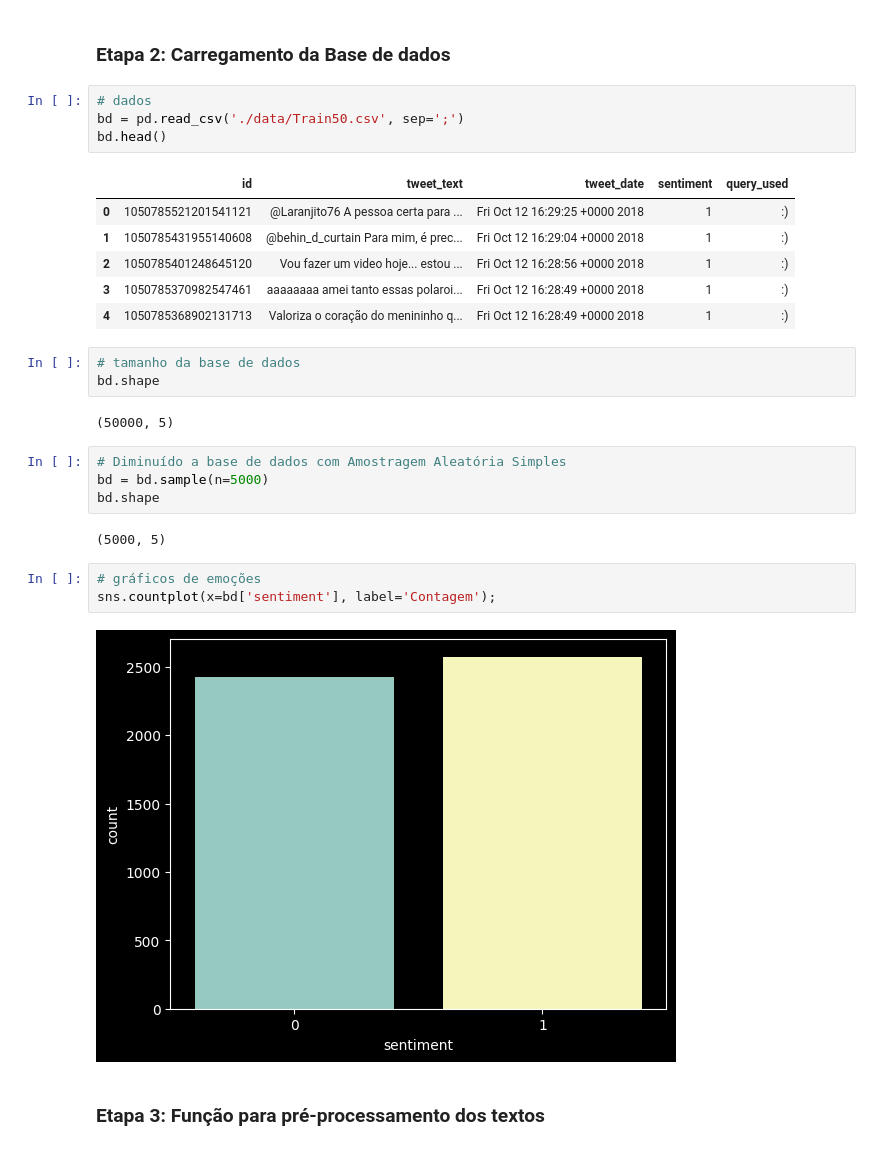
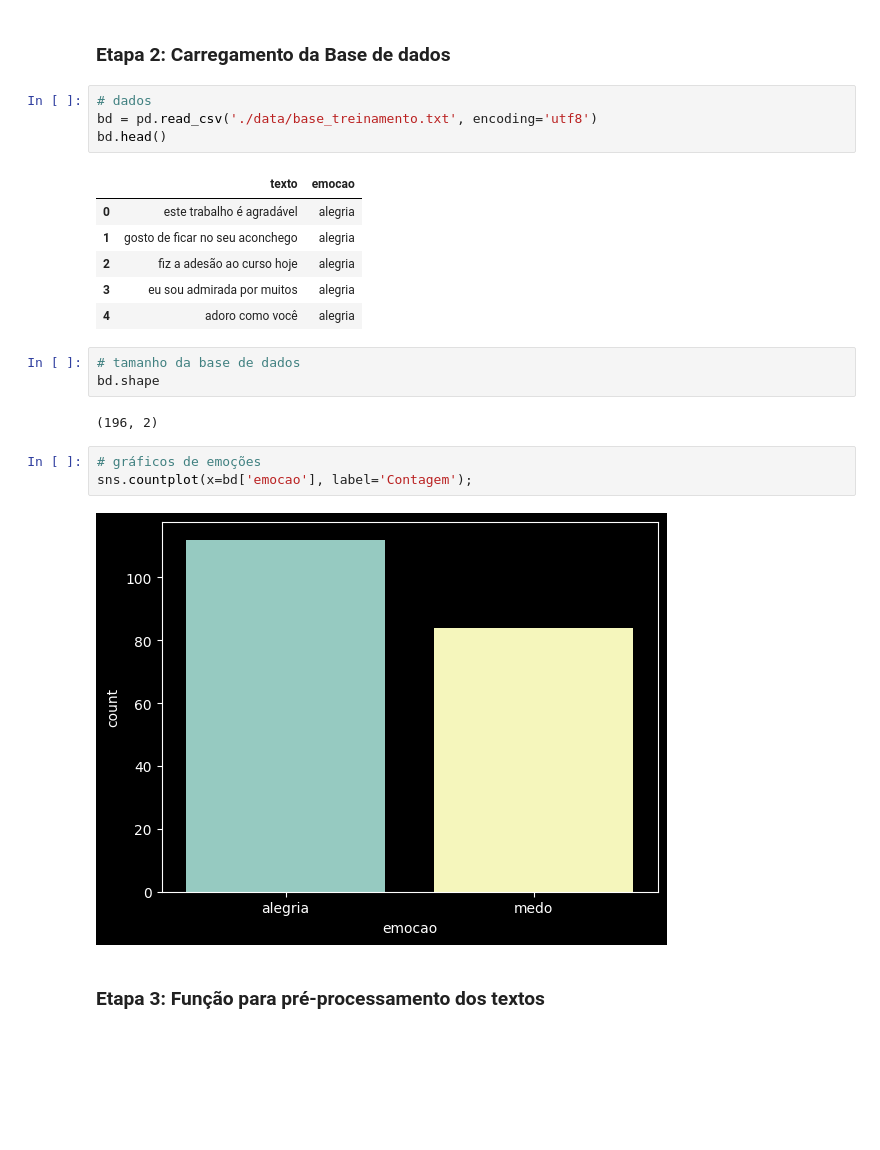
Before and after one commit to Joao-Inacio/IA_e_Machine_Learning, a Jupyter notebook: 1.2-Processamento_de_Linguagem_Natural/Classificacao_Texto_Twitter.ipynb, the cells around one changed output. Cells and saved outputs as stored; diff of their text form; blank space fills up the shorter version.

```diff
--- a/1.2-Processamento_de_Linguagem_Natural/Classificacao_Texto_Twitter.ipynb
+++ b/1.2-Processamento_de_Linguagem_Natural/Classificacao_Texto_Twitter.ipynb
@@ -18,31 +18,25 @@ spacy.__version__
 ### Etapa 2: Carregamento da Base de dados
 # %%
 # dados
-bd = pd.read_csv('./data/Train50.csv', sep=';')
+bd = pd.read_csv('./data/base_treinamento.txt', encoding='utf8')
 bd.head()
 # %% [output]
-|  | id | tweet_text | tweet_date | sentiment | query_used |
-| 0 | 1050785521201541121 | @Laranjito76 A pessoa certa para ... | Fri Oct 12 16:29:25 +0000 2018 | 1 | :) |
-| 1 | 1050785431955140608 | @behin_d_curtain Para mim, é prec... | Fri Oct 12 16:29:04 +0000 2018 | 1 | :) |
-| 2 | 1050785401248645120 | Vou fazer um video hoje... estou ... | Fri Oct 12 16:28:56 +0000 2018 | 1 | :) |
-| 3 | 1050785370982547461 | aaaaaaaa amei tanto essas polaroi... | Fri Oct 12 16:28:49 +0000 2018 | 1 | :) |
-| 4 | 1050785368902131713 | Valoriza o coração do menininho q... | Fri Oct 12 16:28:49 +0000 2018 | 1 | :) |
+|  | texto | emocao |
+| 0 | este trabalho é agradável | alegria |
+| 1 | gosto de ficar no seu aconchego | alegria |
+| 2 | fiz a adesão ao curso hoje | alegria |
+| 3 | eu sou admirada por muitos | alegria |
+| 4 | adoro como você | alegria |
 # %%
 # tamanho da base de dados
 bd.shape
 # %% [output]
-(50000, 5)
+(196, 2)
-# %%
-# Diminuído a base de dados com Amostragem Aleatória Simples
-bd = bd.sample(n=5000)
-bd.shape
-# %% [output]
-(5000, 5)
 # %%
 # gráficos de emoções
-sns.countplot(x=bd['sentiment'], label='Contagem');
+sns.countplot(x=bd['emocao'], label='Contagem');
 # %% [output]
-[figure, old version]
+[figure, new version]
 # %% [markdown]
 ### Etapa 3: Função para pré-processamento dos textos
 # %%
```
Also changed, not shown: parts of 22 cells of this notebook, 5 other files.
